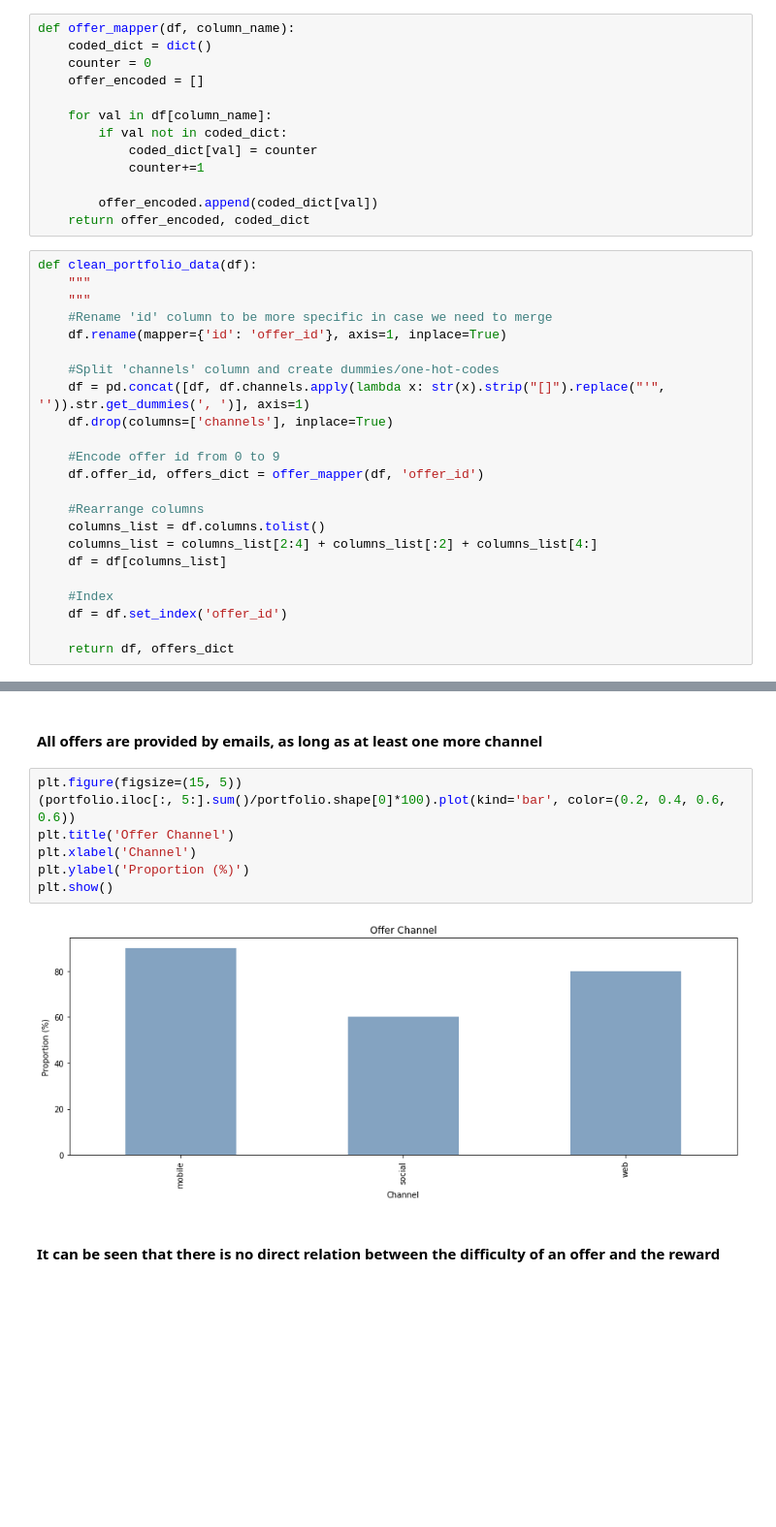
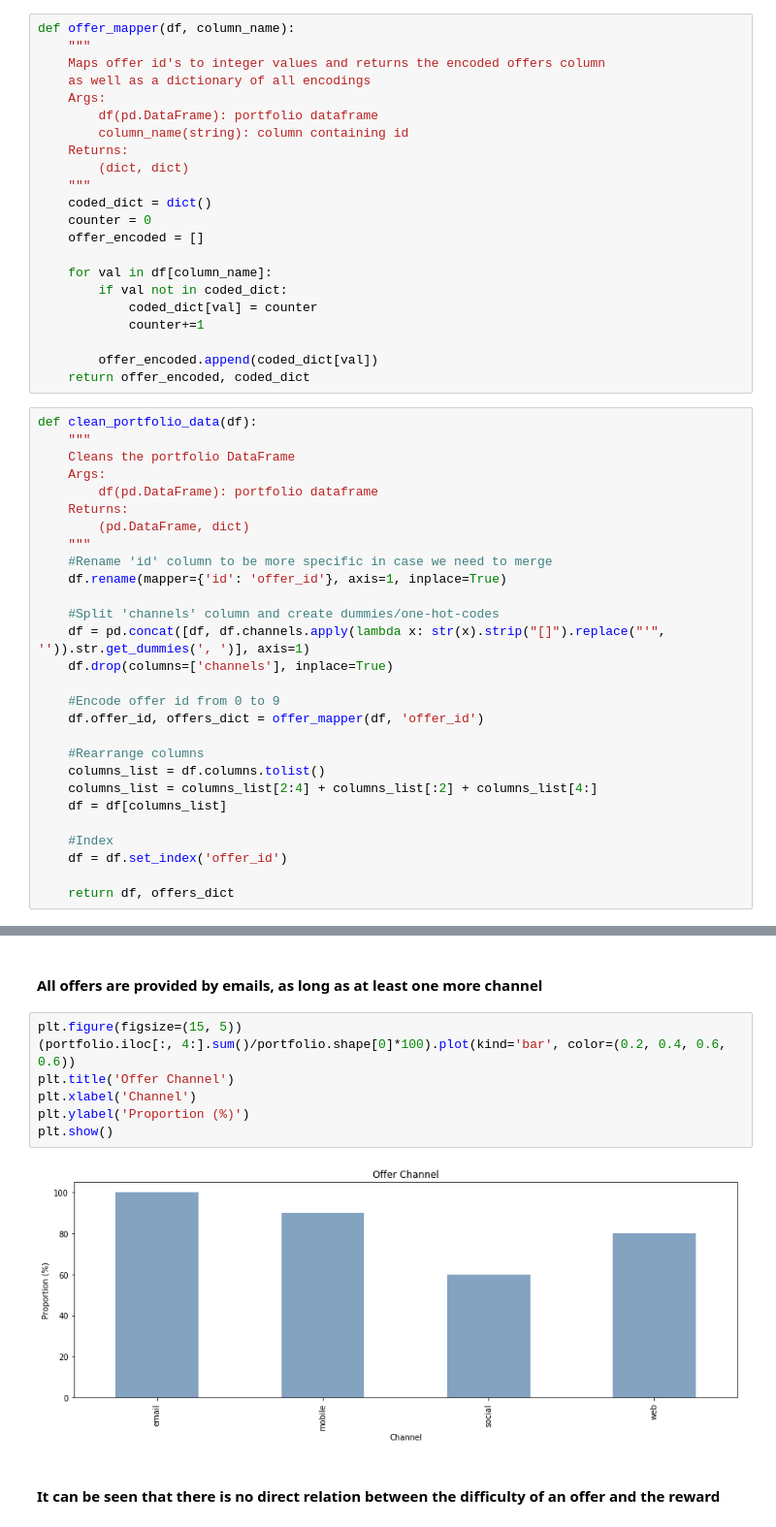
Before and after one commit to adhamelkhouly/starbucks_promotions, a Jupyter notebook: starbucks_offers.ipynb, the cells around one changed output, grey strips where cells are left out. Shown at 97% size. Saved outputs shown, nothing was run; the diff lists cells and outputs as text; blank space fills up the shorter version.

```diff
--- a/starbucks_offers.ipynb
+++ b/starbucks_offers.ipynb
@@ -88,6 +67,15 @@ transcript = pd.read_json('data/transcript.json', orient='records', lines=True)
 ## 1. Portfolios
 # %%
 def offer_mapper(df, column_name):
+    """
+    Maps offer id's to integer values and returns the encoded offers column
+    as well as a dictionary of all encodings
+    Args:
+        df(pd.DataFrame): portfolio dataframe
+        column_name(string): column containing id
+    Returns:
+        (dict, dict)
+    """
     coded_dict = dict()
     counter = 0
     offer_encoded = []
@@ -102,6 +90,11 @@ def offer_mapper(df, column_name):
 # %%
 def clean_portfolio_data(df):
     """
+    Cleans the portfolio DataFrame
+    Args:
+        df(pd.DataFrame): portfolio dataframe
+    Returns:
+        (pd.DataFrame, dict)
     """
     #Rename 'id' column to be more specific in case we need to merge
     df.rename(mapper={'id': 'offer_id'}, axis=1, inplace=True)
@@ -172,13 +165,13 @@ plt.ylabel('Proportion(%)');
 #### All offers are provided by emails, as long as at least one more channel
 # %%
 plt.figure(figsize=(15, 5))
-(portfolio.iloc[:, 5:].sum()/portfolio.shape[0]*100).plot(kind='bar', color=(0.2, 0.4, 0.6, 0.6))
+(portfolio.iloc[:, 4:].sum()/portfolio.shape[0]*100).plot(kind='bar', color=(0.2, 0.4, 0.6, 0.6))
 plt.title('Offer Channel')
 plt.xlabel('Channel')
 plt.ylabel('Proportion (%)')
 plt.show()
 # %% [output]
-[figure, old version]
+[figure, new version]
 # %% [markdown]
 #### It can be seen that there is no direct relation between the difficulty of an offer and the reward
 # %%
```
Also changed, not shown: parts of 43 cells of this notebook.
